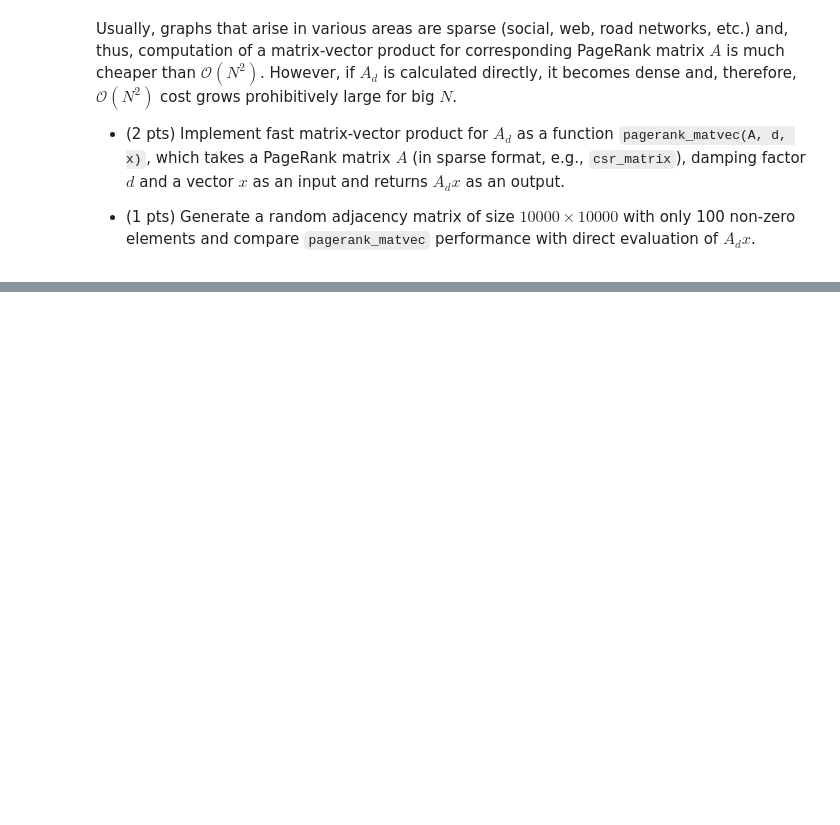
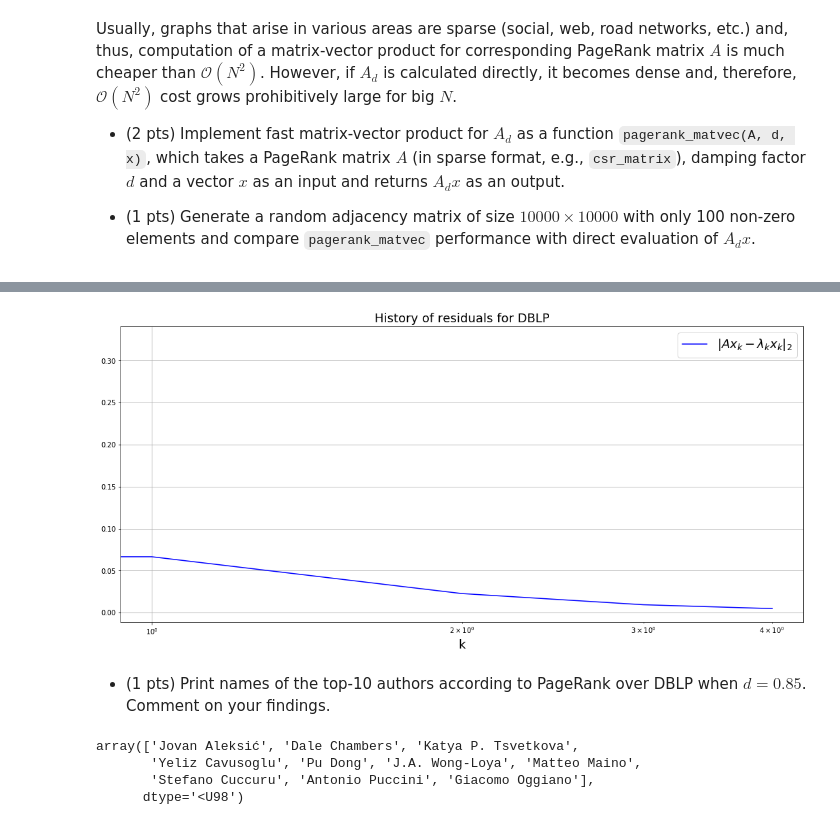
Before and after one commit to albellov/nla, a Jupyter notebook: pset2/Belov_Aleksandr_PS2.ipynb, the cells around one changed output, grey strips where cells are left out. Drawn from its saved outputs; the diff is of its cells as text; code cells hidden in the pictures; blank space fills up the shorter version.

```diff
--- a/pset2/Belov_Aleksandr_PS2.ipynb
+++ b/pset2/Belov_Aleksandr_PS2.ipynb
@@ -1561,0 +1610,7 @@ G, authors = load_dblp('dblp_authors.npz', 'dblp_graph.npz')
+# %%
+G_auth.data = np.ones(G_auth.nnz)
+
+assert G_auth.data.sum() == G_auth.nnz, 'Weights is not equal an one.'
+# %%
+%%time
+A_auth = pagerank_matrix(G_auth)
@@ -1578,0 +1638,3 @@ G.data = np.ones(G.nnz)
+# %%
+d = 0.85
+L = LinearOperator(A_auth.shape, matvec=lambda x, A=A_auth, d=d: pagerank_matvec(A, d, x))
@@ -1578,0 +1643,6 @@ G.data = np.ones(G.nnz)
+# %%
+%%time
+num_iter = 5
+x = np.ones(A_auth.shape[0])
+
+v, l, res = power_method(L, x, num_iter)
@@ -1578,0 +1652,22 @@ G.data = np.ones(G.nnz)
+# %%
+plt.figure(figsize=(18, 8))
+plt.plot(res, 'b', label=r'$\|Ax_k - \lambda_k x_k\|_2$')
+
+plt.grid()
+plt.legend(loc='best', fontsize=18)
+plt.xlabel('k', fontsize=18)
+plt.title('History of residuals for DBLP', fontsize=18)
+plt.xscale('log')
+plt.show()
+# %% [output]
+[figure, added]
+# %% [markdown]
+* (1 pts) Print names of the top-10 authors according to PageRank over DBLP when $d=0.85$. Comment on your findings.
+# %%
+top_authors_ind = np.argsort(v)[-10:]
+authors[top_authors_ind]
+# %% [output]
+array(['Jovan Aleksić', 'Dale Chambers', 'Katya P. Tsvetkova',
+       'Yeliz Cavusoglu', 'Pu Dong', 'J.A. Wong-Loya', 'Matteo Maino',
+       'Stefano Cuccuru', 'Antonio Puccini', 'Giacomo Oggiano'],
+      dtype='<U98')
```
Also changed, not shown: parts of 41 cells of this notebook.
